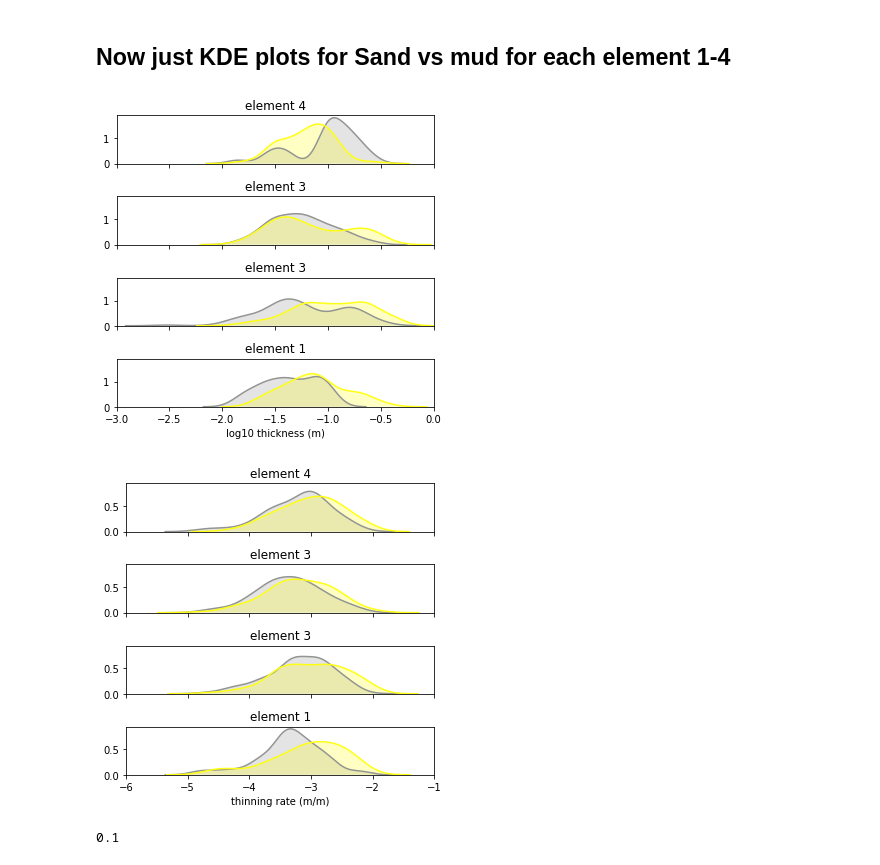
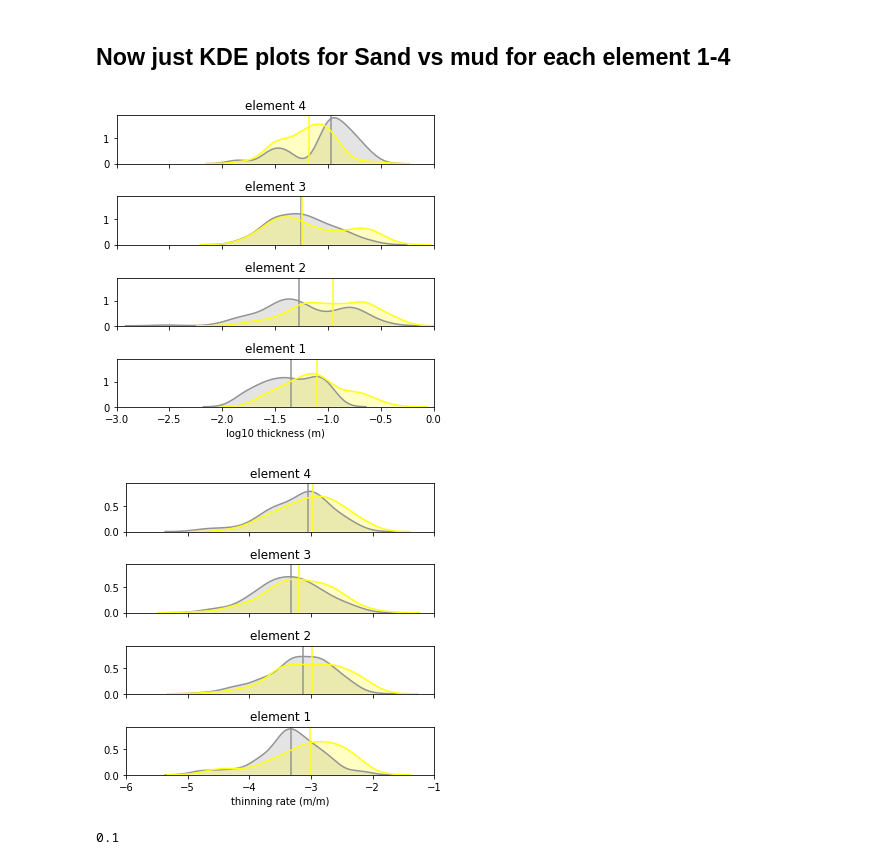
Before and after one commit to zanejobe/KDE-2D, a Jupyter notebook: 2020_NewPlots_PointLoma.ipynb, the cells around one changed output. Drawn from its saved outputs; the diff is of its cells as text; code cells hidden in the pictures.

Commit message:
new notebooks and plots

```diff
--- a/2020_NewPlots_PointLoma.ipynb
+++ b/2020_NewPlots_PointLoma.ipynb
@@ -343,70 +343,69 @@ fig, axs = plt.subplots(4,figsize=(5, 5),sharex=True,sharey=True)
 plt.setp(axs, xlim=[-3,0]) # set up x axis
 xlab="log10 thickness (m)"
 
+def plot_KDE(sand, mud, axis):
+    sns.distplot(mud, hist=False, color="xkcd:grey", kde_kws={"shade": True}, ax=axis)
+    axis.axvline(np.median(mud), color="xkcd:grey")
+    sns.distplot(sand, hist=False, color="xkcd:yellow", kde_kws={"shade": True}, ax=axis)
+    axis.axvline(np.median(sand), color="xkcd:yellow")
+    return(axis)
+
 elnum=el4
-sns.distplot(elnum[elnum.lith==0].logth, hist=False, color="xkcd:grey", kde_kws={"shade": True}, ax=axs[0])
-sns.distplot(elnum[elnum.lith==1].logth, hist=False, color="xkcd:yellow", kde_kws={"shade": True}, ax=axs[0])
+plot_KDE(elnum[elnum.lith==1].logth, elnum[elnum.lith==0].logth, axs[0])
 axs[0].set_title('element 4')
 axs[0].set_xlabel('')
 
 elnum=el3
-sns.distplot(elnum[elnum.lith==0].logth, hist=False, color="xkcd:grey", kde_kws={"shade": True}, ax=axs[1])
-sns.distplot(elnum[elnum.lith==1].logth, hist=False, color="xkcd:yellow", kde_kws={"shade": True}, ax=axs[1])
+plot_KDE(elnum[elnum.lith==1].logth, elnum[elnum.lith==0].logth, axs[1])
 axs[1].set_title('element 3')
 axs[1].set_xlabel('')
 
 elnum=el2
-sns.distplot(elnum[elnum.lith==0].logth, hist=False, color="xkcd:grey", kde_kws={"shade": True}, ax=axs[2])
-sns.distplot(elnum[elnum.lith==1].logth, hist=False, color="xkcd:yellow", kde_kws={"shade": True}, ax=axs[2])
-axs[2].set_title('element 3')
+plot_KDE(elnum[elnum.lith==1].logth, elnum[elnum.lith==0].logth, axs[2])
+axs[2].set_title('element 2')
 axs[2].set_xlabel('')
 
 elnum=el1
-sns.distplot(elnum[elnum.lith==0].logth, hist=False, color="xkcd:grey", kde_kws={"shade": True}, ax=axs[3])
-sns.distplot(elnum[elnum.lith==1].logth, hist=False, color="xkcd:yellow", kde_kws={"shade": True}, ax=axs[3])
+plot_KDE(elnum[elnum.lith==1].logth, elnum[elnum.lith==0].logth, axs[3])
 axs[3].set_title('element 1')
 axs[3].set_xlabel(xlab)
 
 plt.tight_layout()
 
 #plt.savefig("Elements_1-4_logth" + ".pdf", transparent=True)
 
 #############
 
 fig, axs = plt.subplots(4,figsize=(5, 5),sharex=True,sharey=True)
 plt.setp(axs, xlim=[-6,-1])
 xlab="thinning rate (m/m)"
 
 elnum=el4
-sns.distplot(elnum[elnum.lith==0].logtr, hist=False, color="xkcd:grey", kde_kws={"shade": True}, ax=axs[0])
-sns.distplot(elnum[elnum.lith==1].logtr, hist=False, color="xkcd:yellow", kde_kws={"shade": True}, ax=axs[0])
+plot_KDE(elnum[elnum.lith==1].logtr, elnum[elnum.lith==0].logtr, axs[0])
 axs[0].set_title('element 4')
 axs[0].set_xlabel('')
 
 elnum=el3
-sns.distplot(elnum[elnum.lith==0].logtr, hist=False, color="xkcd:grey", kde_kws={"shade": True}, ax=axs[1])
-sns.distplot(elnum[elnum.lith==1].logtr, hist=False, color="xkcd:yellow", kde_kws={"shade": True}, ax=axs[1])
+plot_KDE(elnum[elnum.lith==1].logtr, elnum[elnum.lith==0].logtr, axs[1])
 axs[1].set_title('element 3')
 axs[1].set_xlabel('')
 
 elnum=el2
-sns.distplot(elnum[elnum.lith==0].logtr, hist=False, color="xkcd:grey", kde_kws={"shade": True}, ax=axs[2])
-sns.distplot(elnum[elnum.lith==1].logtr, hist=False, color="xkcd:yellow", kde_kws={"shade": True}, ax=axs[2])
-axs[2].set_title('element 3')
+plot_KDE(elnum[elnum.lith==1].logtr, elnum[elnum.lith==0].logtr, axs[2])
+axs[2].set_title('element 2')
 axs[2].set_xlabel('')
 
 elnum=el1
-sns.distplot(elnum[elnum.lith==0].logtr, hist=False, color="xkcd:grey", kde_kws={"shade": True}, ax=axs[3])
-sns.distplot(elnum[elnum.lith==1].logtr, hist=False, color="xkcd:yellow", kde_kws={"shade": True}, ax=axs[3])
+plot_KDE(elnum[elnum.lith==1].logtr, elnum[elnum.lith==0].logtr, axs[3])
 axs[3].set_title('element 1')
 axs[3].set_xlabel(xlab)
 
 plt.tight_layout()
 
 #plt.savefig("Elements_1-4_logtr" + ".pdf", transparent=True)
 # %% [output]
-[figure, old version]
+[figure, new version]
-[figure, old version]
+[figure, new version]
 # %%
 10**-1
 # %% [output]
```
Also changed, not shown: 6 other files.
